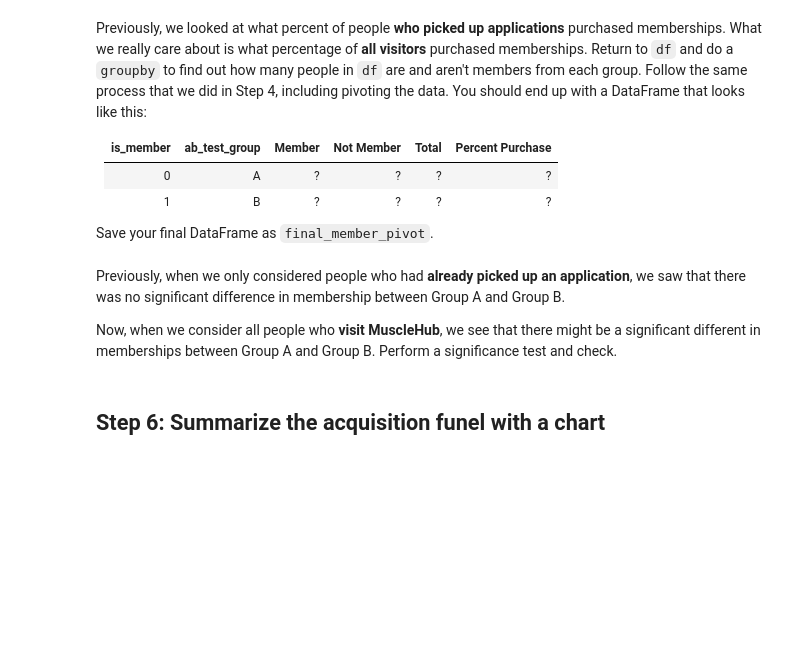
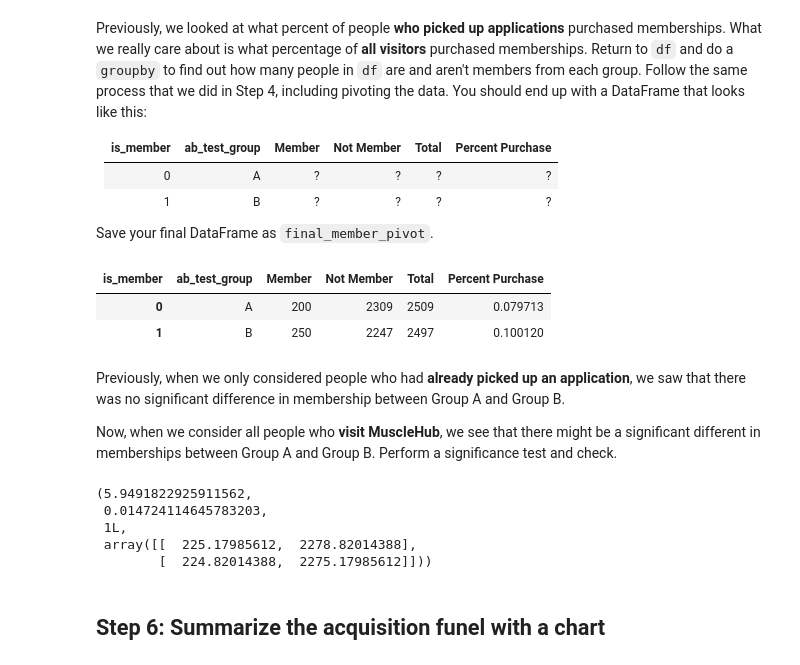
Before and after one commit to carmelhm/musclehub, a Jupyter notebook: input/musclehub.ipynb, the cells around one changed output. Cells and saved outputs as stored; diff of their text form; code cells hidden in the pictures; blank space fills up the shorter version.

```diff
--- a/input/musclehub.ipynb
+++ b/input/musclehub.ipynb
@@ -305,16 +305,28 @@ Save your final DataFrame as `final_member_pivot`.
 # %%
 final_member_count = df.groupby(['ab_test_group', 'is_member']).email.count().reset_index()
 final_member_pivot = final_member_count.pivot(columns='is_member',
                                   index='ab_test_group',
-                                  values='first_name').                        .reset_index()
-
+                                  values='email').reset_index()
 final_member_pivot['Total'] = final_member_pivot.Member + final_member_pivot['Not Member']
 final_member_pivot['Percent Purchase'] = final_member_pivot.Member / final_member_pivot.Total
 final_member_pivot
+# %% [output]
+| is_member | ab_test_group | Member | Not Member | Total | Percent Purchase |
+| 0 | A | 200 | 2309 | 2509 | 0.079713 |
+| 1 | B | 250 | 2247 | 2497 | 0.100120 |
 # %% [markdown]
 Previously, when we only considered people who had **already picked up an application**, we saw that there was no significant difference in membership between Group A and Group B.
 
 Now, when we consider all people who **visit MuscleHub**, we see that there might be a significant different in memberships between Group A and Group B.  Perform a significance test and check.
+# %%
+contingency = [[200, 2304], [250, 2250]]
+chi2_contingency(contingency)
+# %% [output]
+(5.9491822925911562,
+ 0.014724114645783203,
+ 1L,
+ array([[  225.17985612,  2278.82014388],
+        [  224.82014388,  2275.17985612]]))
 # %% [markdown]
 ## Step 6: Summarize the acquisition funel with a chart
 # %% [markdown]
```
Also changed, not shown: parts of 3 cells of this notebook, 3 other files.
